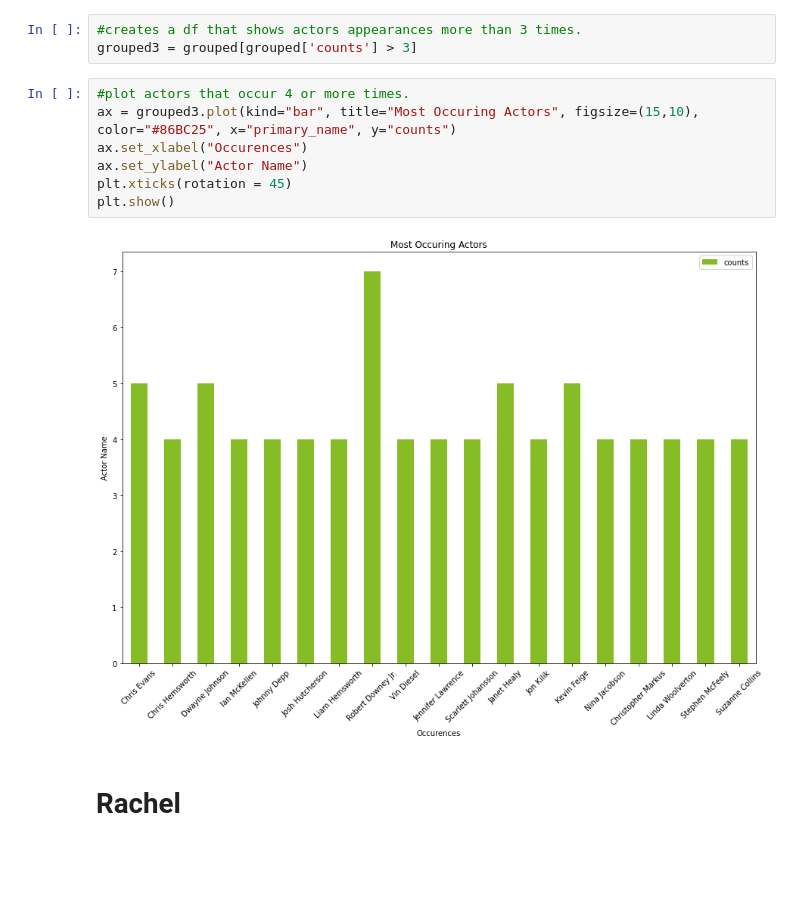
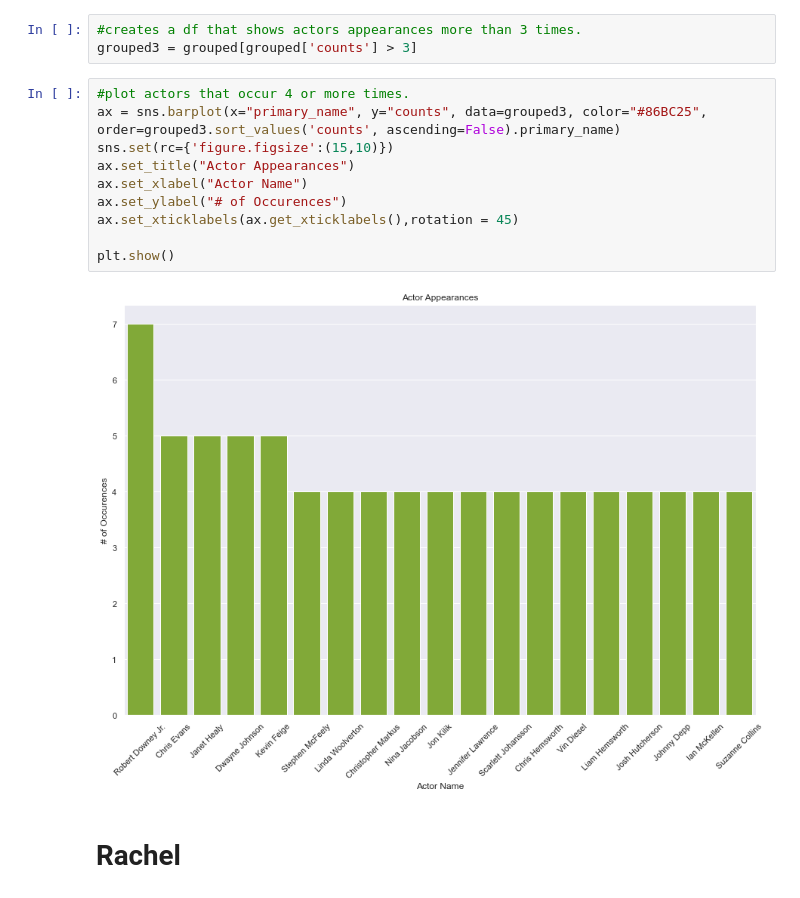
Before and after one commit to racday/ai-capstone, a Jupyter notebook: index.ipynb, the cells around one changed output. Drawn from its saved outputs; the diff is of its cells as text; blank space fills up the shorter version.

Commit message:
updated graphs

```diff
--- a/index.ipynb
+++ b/index.ipynb
@@ -327,13 +320,16 @@ plt.show()
 grouped3 = grouped[grouped['counts'] > 3]
 # %%
 #plot actors that occur 4 or more times.
-ax = grouped3.plot(kind="bar", title="Most Occuring Actors", figsize=(15,10), color="#86BC25", x="primary_name", y="counts")
-ax.set_xlabel("Occurences")
-ax.set_ylabel("Actor Name")
-plt.xticks(rotation = 45)
+ax = sns.barplot(x="primary_name", y="counts", data=grouped3, color="#86BC25", order=grouped3.sort_values('counts', ascending=False).primary_name)
+sns.set(rc={'figure.figsize':(15,10)})
+ax.set_title("Actor Appearances")
+ax.set_xlabel("Actor Name")
+ax.set_ylabel("# of Occurences")
+ax.set_xticklabels(ax.get_xticklabels(),rotation = 45)
+
 plt.show()
 # %% [output]
-[figure, old version]
+[figure, new version]
 # %% [markdown]
 # Rachel
 # %% [markdown]
```
Also changed, not shown: parts of 2 cells of this notebook.
